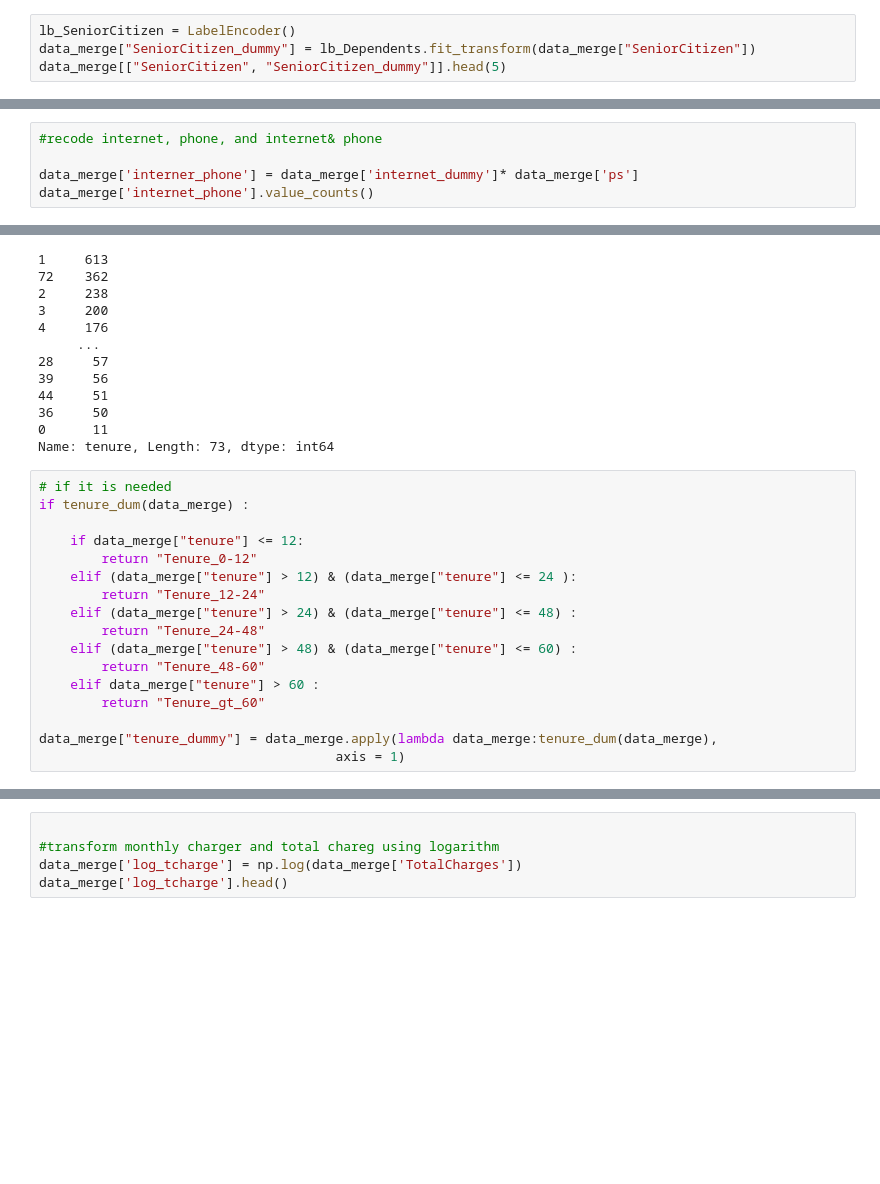
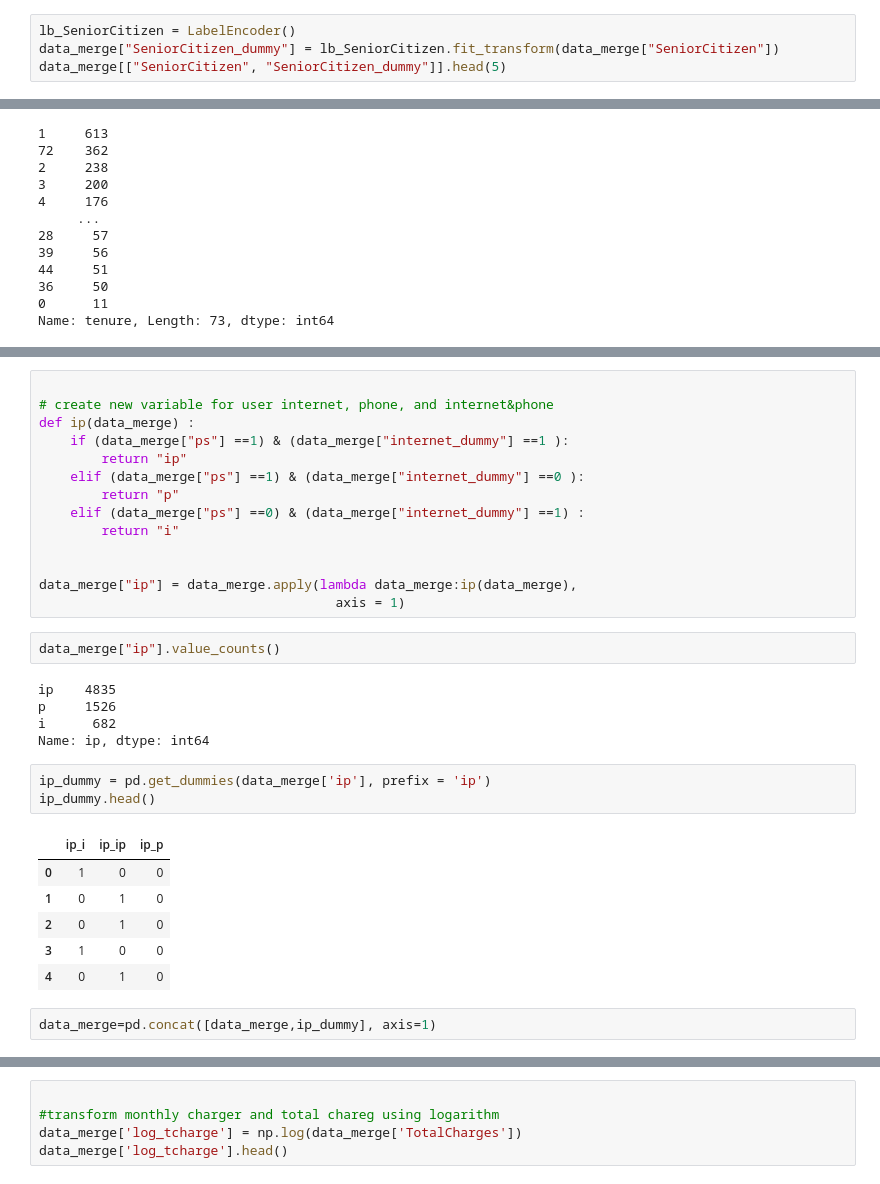
Before and after one commit to nedianurani/Churn_Assignment, a Jupyter notebook: SL_Churn_Assignment.ipynb, the cells around one changed output, grey strips where cells are left out. Drawn from its saved outputs; the diff is of its cells as text; blank space fills up the shorter version.

```diff
--- a/SL_Churn_Assignment.ipynb
+++ b/SL_Churn_Assignment.ipynb
@@ -339,7 +339,7 @@ data_merge[["Partner", "Partner_dummy"]].head(5)
 | 4 | No | 0 |
 # %%
 lb_SeniorCitizen = LabelEncoder()
-data_merge["SeniorCitizen_dummy"] = lb_Dependents.fit_transform(data_merge["SeniorCitizen"])
+data_merge["SeniorCitizen_dummy"] = lb_SeniorCitizen.fit_transform(data_merge["SeniorCitizen"])
 data_merge[["SeniorCitizen", "SeniorCitizen_dummy"]].head(5)
 # %% [output]
 |  | SeniorCitizen | SeniorCitizen_dummy |
@@ -408,8 +408,3 @@ pd.crosstab(data_merge.internet_dummy, data_merge.ps)
 | internet_dummy |  |  |
 | 0 | 0 | 1526 |
 | 1 | 682 | 4835 |
-# %%
-#recode internet, phone, and internet& phone
-
-data_merge['interner_phone'] = data_merge['internet_dummy']* data_merge['ps']
-data_merge['internet_phone'].value_counts()
@@ -455,20 +448,3 @@ data_merge["tenure"].value_counts()
 36     50
 0      11
 Name: tenure, Length: 73, dtype: int64
-# %%
-# if it is needed
-if tenure_dum(data_merge) :
-
-    if data_merge["tenure"] <= 12:
-        return "Tenure_0-12"
-    elif (data_merge["tenure"] > 12) & (data_merge["tenure"] <= 24 ):
-        return "Tenure_12-24"
-    elif (data_merge["tenure"] > 24) & (data_merge["tenure"] <= 48) :
-        return "Tenure_24-48"
-    elif (data_merge["tenure"] > 48) & (data_merge["tenure"] <= 60) :
-        return "Tenure_48-60"
-    elif data_merge["tenure"] > 60 :
-        return "Tenure_gt_60"
-
-data_merge["tenure_dummy"] = data_merge.apply(lambda data_merge:tenure_dum(data_merge),
-                                      axis = 1)
@@ -476,0 +451,33 @@ SyntaxError: 'return' outside function (<ipython-input-180-e0ab3306e8af>, line 5
+# %%
+
+# create new variable for user internet, phone, and internet&phone
+def ip(data_merge) :
+    if (data_merge["ps"] ==1) & (data_merge["internet_dummy"] ==1 ):
+        return "ip"
+    elif (data_merge["ps"] ==1) & (data_merge["internet_dummy"] ==0 ):
+        return "p"
+    elif (data_merge["ps"] ==0) & (data_merge["internet_dummy"] ==1) :
+        return "i"
+
+
+data_merge["ip"] = data_merge.apply(lambda data_merge:ip(data_merge),
+                                      axis = 1)
+# %%
+data_merge["ip"].value_counts()
+# %% [output]
+ip    4835
+p     1526
+i      682
+Name: ip, dtype: int64
+# %%
+ip_dummy = pd.get_dummies(data_merge['ip'], prefix = 'ip')
+ip_dummy.head()
+# %% [output]
+|  | ip_i | ip_ip | ip_p |
+| 0 | 1 | 0 | 0 |
+| 1 | 0 | 1 | 0 |
+| 2 | 0 | 1 | 0 |
+| 3 | 1 | 0 | 0 |
+| 4 | 0 | 1 | 0 |
+# %%
+data_merge=pd.concat([data_merge,ip_dummy], axis=1)
```
Also changed, not shown: parts of 7 cells of this notebook.
